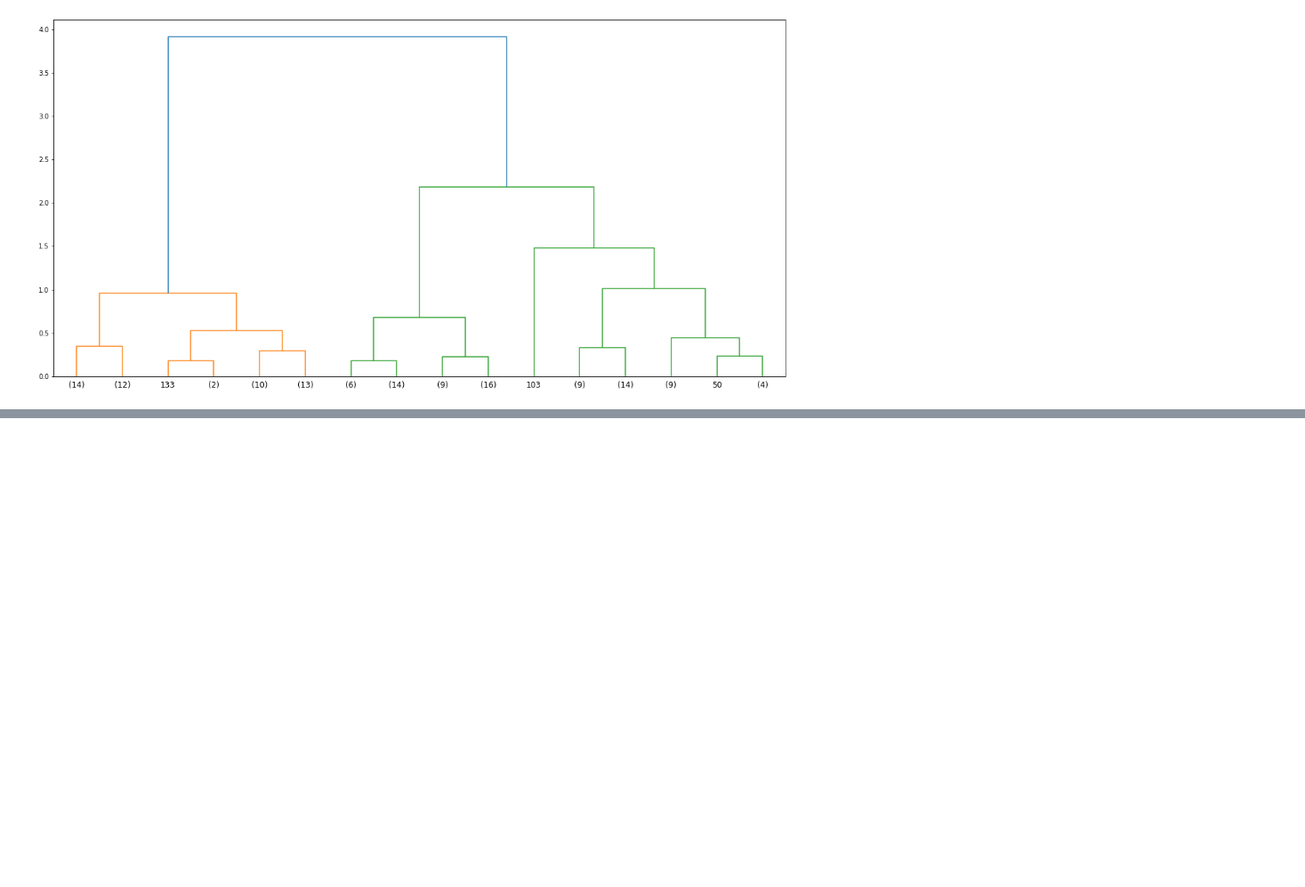
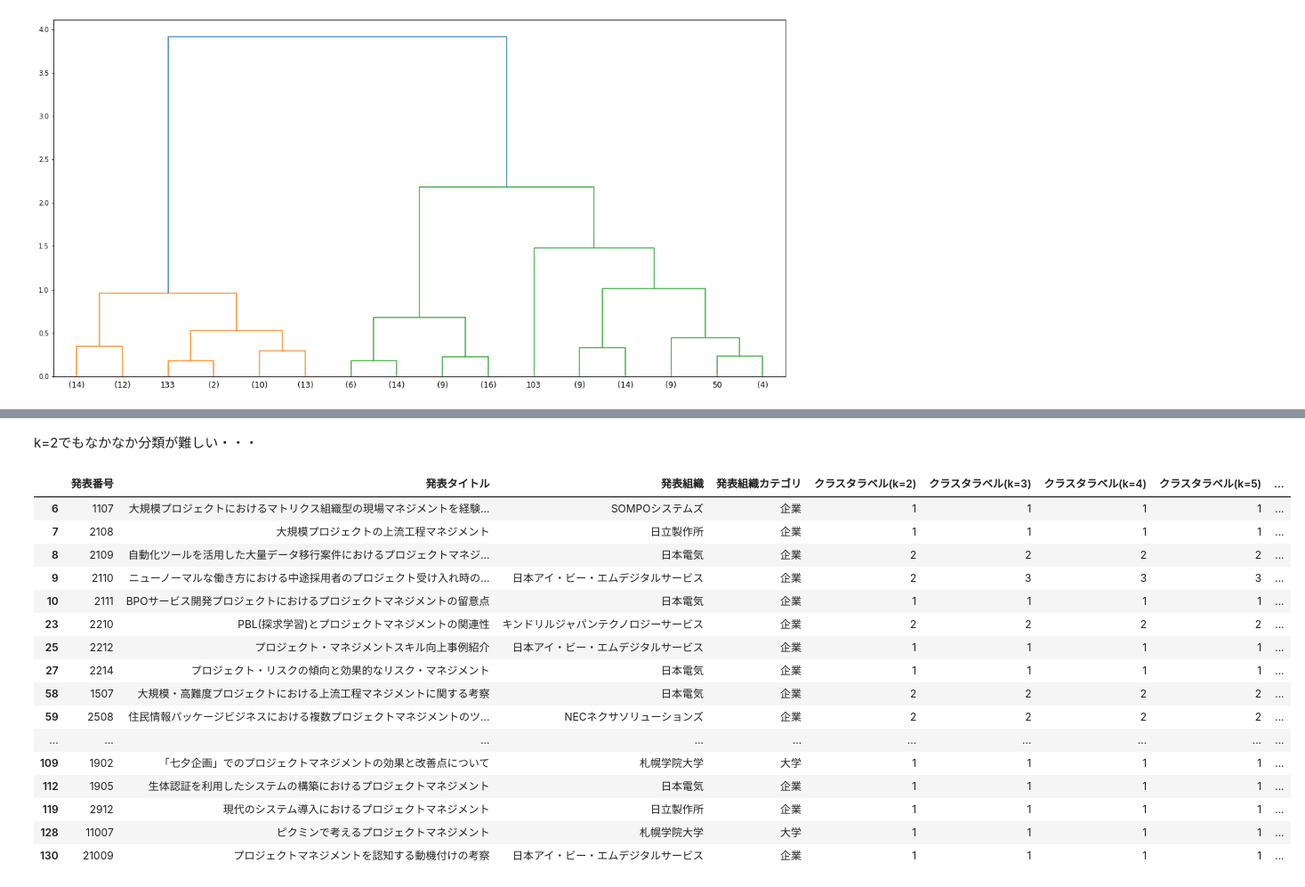
Before and after one commit to sp8783/pm_society, a Jupyter notebook: 02_clustering.ipynb, the cells around one changed output, grey strips where cells are left out. Shown at 89% size. Cells and saved outputs as stored; diff of their text form; code cells hidden in the pictures; blank space fills up the shorter version.

```diff
--- a/02_clustering.ipynb
+++ b/02_clustering.ipynb
@@ -124,0 +177,29 @@ fig.savefig(output_path + "dendrogram_lastp.png")
+# %% [markdown]
+k=2でもなかなか分類が難しい・・・
+# %%
+def search_word(x):
+    if "プロジェクト" in x and "マネジメント" in x:
+        return True
+    else:
+        return False
+
+df["flag"] = df["発表タイトル"].apply(search_word)
+df[df["flag"]]
+# %% [output]
+|  | 発表番号 | 発表タイトル | 発表組織 | 発表組織カテゴリ | クラスタラベル(k=2) | クラスタラベル(k=3) | クラスタラベル(k=4) | クラスタラベル(k=5) | ... |
+| 6 | 1107 | 大規模プロジェクトにおけるマトリクス組織型の現場マネジメントを経験... | SOMPOシステムズ | 企業 | 1 | 1 | 1 | 1 | ... |
+| 7 | 2108 | 大規模プロジェクトの上流工程マネジメント | 日立製作所 | 企業 | 1 | 1 | 1 | 1 | ... |
+| 8 | 2109 | 自動化ツールを活用した大量データ移行案件におけるプロジェクトマネジ... | 日本電気 | 企業 | 2 | 2 | 2 | 2 | ... |
+| 9 | 2110 | ニューノーマルな働き方における中途採用者のプロジェクト受け入れ時の... | 日本アイ・ビー・エムデジタルサービス | 企業 | 2 | 3 | 3 | 3 | ... |
+| 10 | 2111 | BPOサービス開発プロジェクトにおけるプロジェクトマネジメントの留意点 | 日本電気 | 企業 | 1 | 1 | 1 | 1 | ... |
+| 23 | 2210 | PBL(探求学習)とプロジェクトマネジメントの関連性 | キンドリルジャパンテクノロジーサービス | 企業 | 2 | 2 | 2 | 2 | ... |
+| 25 | 2212 | プロジェクト・マネジメントスキル向上事例紹介 | 日本アイ・ビー・エムデジタルサービス | 企業 | 1 | 1 | 1 | 1 | ... |
+| 27 | 2214 | プロジェクト・リスクの傾向と効果的なリスク・マネジメント | 日本電気 | 企業 | 1 | 1 | 1 | 1 | ... |
+| 58 | 1507 | 大規模・高難度プロジェクトにおける上流工程マネジメントに関する考察 | 日本電気 | 企業 | 2 | 2 | 2 | 2 | ... |
+| 59 | 2508 | 住民情報パッケージビジネスにおける複数プロジェクトマネジメントのツ... | NECネクサソリューションズ | 企業 | 2 | 2 | 2 | 2 | ... |
+| ... | ... | ... | ... | ... | ... | ... | ... | ... | ... |
+| 109 | 1902 | 「七夕企画」でのプロジェクトマネジメントの効果と改善点について | 札幌学院大学 | 大学 | 1 | 1 | 1 | 1 | ... |
+| 112 | 1905 | 生体認証を利用したシステムの構築におけるプロジェクトマネジメント | 日本電気 | 企業 | 1 | 1 | 1 | 1 | ... |
+| 119 | 2912 | 現代のシステム導入におけるプロジェクトマネジメント | 日立製作所 | 企業 | 1 | 1 | 1 | 1 | ... |
+| 128 | 11007 | ピクミンで考えるプロジェクトマネジメント | 札幌学院大学 | 大学 | 1 | 1 | 1 | 1 | ... |
+| 130 | 21009 | プロジェクトマネジメントを認知する動機付けの考察 | 日本アイ・ビー・エムデジタルサービス | 企業 | 1 | 1 | 1 | 1 | ... |
```
Also changed, not shown: parts of 6 cells of this notebook, 2 other files.
